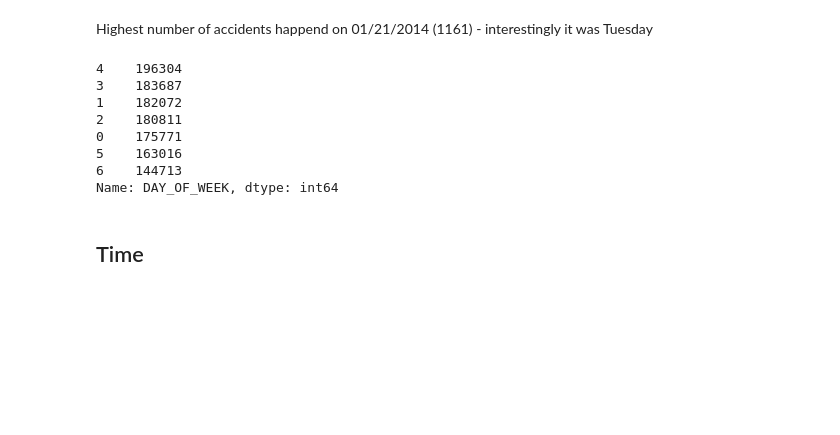
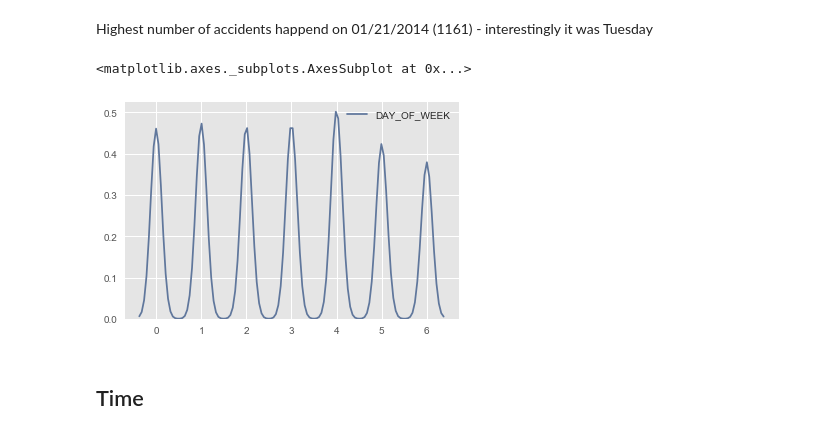
Before and after one commit to psumank/DATA698, a Jupyter notebook: EDA/NYPD Motor Vehicle Accidents.ipynb, the cells around one changed output. Saved outputs shown, nothing was run; the diff lists cells and outputs as text; code cells hidden in the pictures; blank space fills up the shorter version.

```diff
--- a/EDA/NYPD Motor Vehicle Accidents.ipynb
+++ b/EDA/NYPD Motor Vehicle Accidents.ipynb
@@ -111,17 +98,13 @@ dfAccidents['DATE'].value_counts(dropna=False).head(20)
 Name: DATE, dtype: int64
 # %% [markdown]
 Highest number of accidents happend on 01/21/2014    (1161) - interestingly it was Tuesday
-# %%
-dfAccidents['DAY_OF_WEEK'].value_counts()
-# %% [output]
-4    196304
-3    183687
-1    182072
-2    180811
-0    175771
-5    163016
-6    144713
-Name: DAY_OF_WEEK, dtype: int64
+# %%
+#dfAccidents['DAY_OF_WEEK'].value_counts()
+#pd.value_counts(dfAccidents['DAY_OF_WEEK'].values, sort=False).plot.barh()
+sns.kdeplot(dfAccidents['DAY_OF_WEEK'])
+# %% [output]
+<matplotlib.axes._subplots.AxesSubplot at 0x...>
+[figure, added]
 # %% [markdown]
 ## Time
 # %%
```
Also changed, not shown: parts of 16 cells of this notebook, 1 other file.
